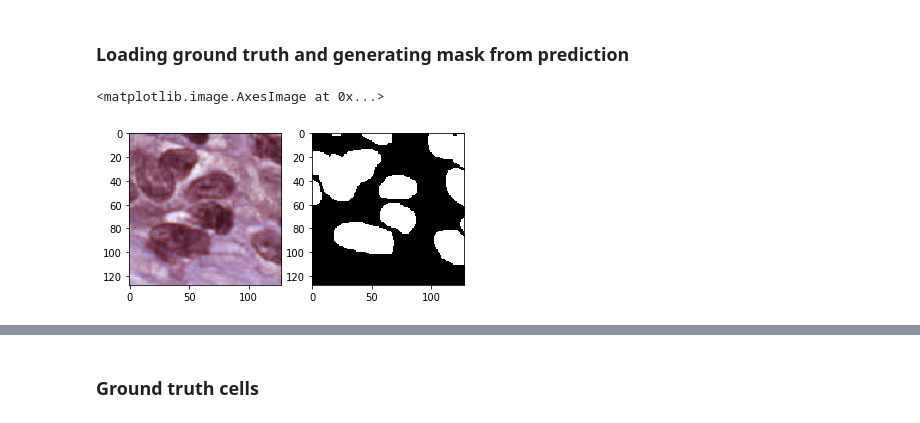
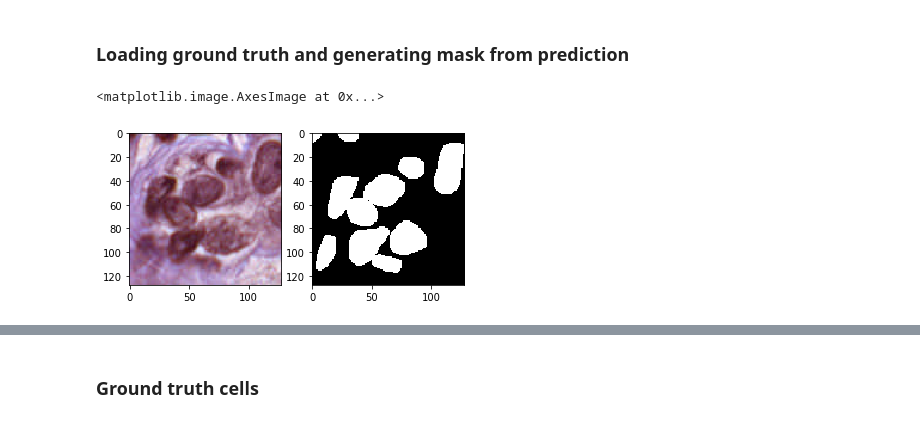
Before and after one commit to trnal/dp3-python-shared, a Jupyter notebook: visualizations/cell_count_accuracy.ipynb, the cells around one changed output, grey strips where cells are left out. Drawn from its saved outputs; the diff is of its cells as text; code cells hidden in the pictures.

```diff
--- a/visualizations/cell_count_accuracy.ipynb
+++ b/visualizations/cell_count_accuracy.ipynb
@@ -21,20 +21,21 @@ Using TensorFlow backend.
 model = base_model(verbose=False)
 model.load_weights(EXAMPLE_MODEL)
 # %%
-names = [f for f in os.listdir(PATCH_IMG_PATH) if f.count('_') < 3]
+name = 'TCGA-A7-A13F-01Z-00-DX1_400_0_flip_rot_180.png'
+# names = [f for f in os.listdir(TEST_IMG_PATH) if f.count('_') < 3]
 
-img = cv2.imread(PATCH_IMG_PATH + names[1])
-ground_truth = cv2.imread(PATCH_MASK_PATH + names[1], cv2.IMREAD_GRAYSCALE)
+img = cv2.imread(TEST_IMG_PATH + name)
+ground_truth = cv2.imread(TEST_MASK_PATH + name, cv2.IMREAD_GRAYSCALE)
 
 fig=plt.figure(figsize=(6, 3))
 
 fig.add_subplot(1, 2, 1)
 plt.imshow(img)
 fig.add_subplot(1, 2, 2)
 plt.imshow(ground_truth, cmap='gray')
 # %% [output]
 <matplotlib.image.AxesImage at 0x...>
-[figure, old version]
+[figure, new version]
 # %%
 to_pred = np.zeros((1,*img.shape))
 to_pred[0] = img
```
Also changed, not shown: parts of 19 cells of this notebook, 6 other files.
